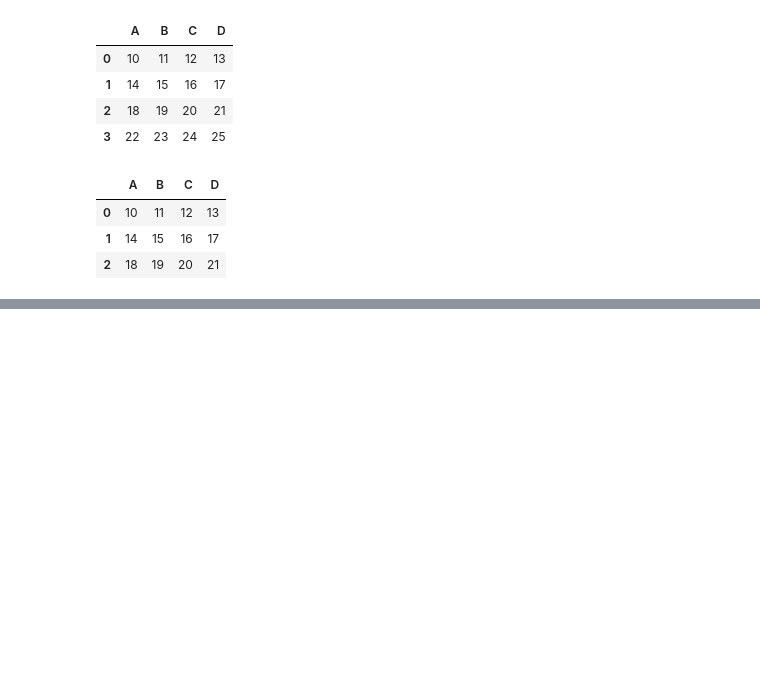
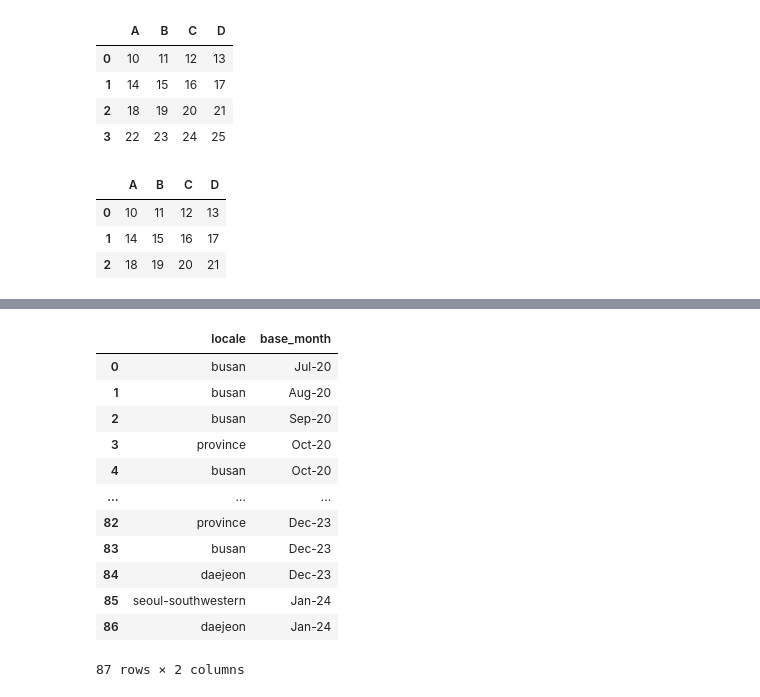
Before and after one commit to developernagk/STIS, a Jupyter notebook: pythonworkspace/pandas_data_analysis/pandas_indexing.ipynb, the cells around one changed output, grey strips where cells are left out. Drawn from its saved outputs; the diff is of its cells as text; code cells hidden in the pictures; blank space fills up the shorter version.

```diff
--- a/pythonworkspace/pandas_data_analysis/pandas_indexing.ipynb
+++ b/pythonworkspace/pandas_data_analysis/pandas_indexing.ipynb
@@ -91,0 +224,39 @@ df2.loc[0:2]
+# %%
+practice_df = None
+
+try:
+    conn = mysql.connector.connect(
+        host = "127.0.0.1",
+        user = "root",
+        password = "root",
+        database = "real_estate"
+    )
+
+    if conn.is_connected():
+        cursor = conn.cursor()
+        query = 'SELECT locale, base_month FROM officetel_estate WHERE between_lease_and_lease_deposit_ratio >= 10'
+        practice_df = pd.read_sql_query(query, conn)
+
+
+except Exception as e:
+    pass
+
+finally:
+    if conn.is_connected():
+        conn.close()
+
+practice_df
+# %% [output]
+|  | locale | base_month |
+| 0 | busan | Jul-20 |
+| 1 | busan | Aug-20 |
+| 2 | busan | Sep-20 |
+| 3 | province | Oct-20 |
+| 4 | busan | Oct-20 |
+| ... | ... | ... |
+| 82 | province | Dec-23 |
+| 83 | busan | Dec-23 |
+| 84 | daejeon | Dec-23 |
+| 85 | seoul-southwestern | Jan-24 |
+| 86 | daejeon | Jan-24 |
+87 rows × 2 columns
```
Also changed, not shown: parts of 15 cells of this notebook.
